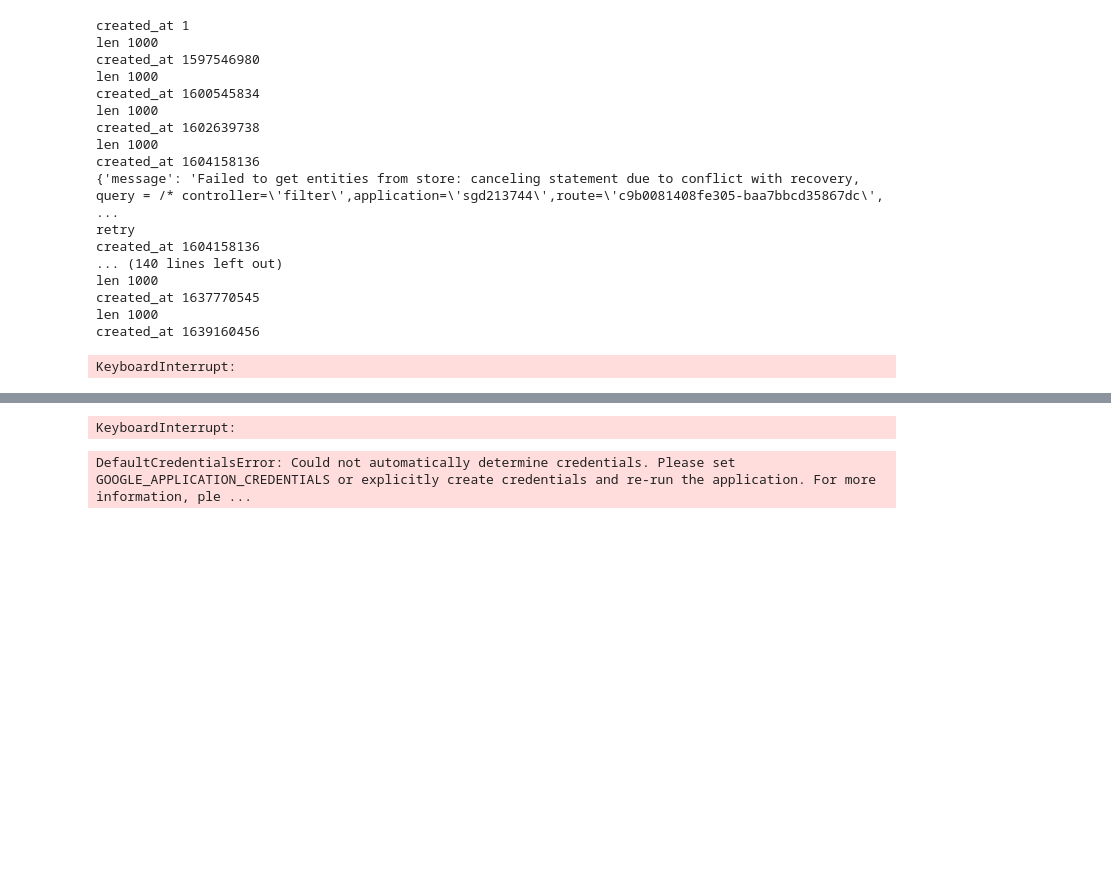
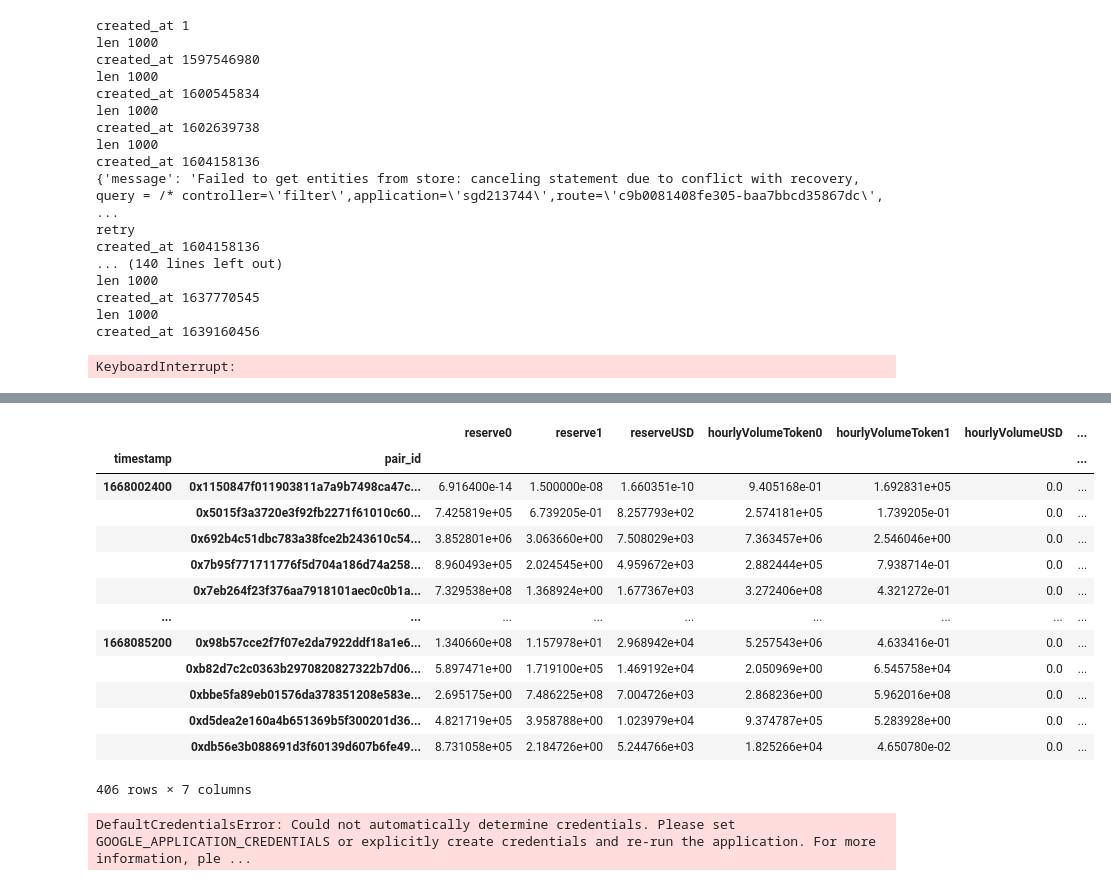
Before and after one commit to richmanbtc/alphapool-data, a Jupyter notebook: notebooks/20221114_univ2_pair.ipynb, the cells around one changed output, grey strips where cells are left out. Drawn from its saved outputs; the diff is of its cells as text; code cells hidden in the pictures; blank space fills up the shorter version.

```diff
--- a/notebooks/20221114_univ2_pair.ipynb
+++ b/notebooks/20221114_univ2_pair.ipynb
@@ -140,10 +155,12 @@ len 1000
 created_at 1639160456
 KeyboardInterrupt:
 # %%
-def fetch_pair_hour_data(client, hour_start_unix=0, pair_ids=None):
+from joblib import Parallel, delayed
+
+def fetch_pair_hour_data(client, hour_start_unix=0, end_unix=0, pair_ids=None):
     tmpl = """
     {{
-      pairHourDatas(orderBy: hourStartUnix, first: 1000, where: {{ hourStartUnix_gte: {}, pair_in: [{}], }}) {{
+      pairHourDatas(orderBy: hourStartUnix, first: 1000, where: {{ hourStartUnix_gte: {}, hourStartUnix_lt: {}, pair_in: [{}], }}) {{
         id
         hourStartUnix
         pair {{
@@ -160,14 +177,17 @@ def fetch_pair_hour_data(client, hour_start_unix=0, pair_ids=None):
     }}
     """
     pair_ids_str = ','.join(['"{}"'.format(x) for x in pair_ids])
-    return execute_query(client, tmpl.format(hour_start_unix, pair_ids_str))
+    return execute_query(client, tmpl.format(hour_start_unix, end_unix, pair_ids_str))
 
 def do_fetch_all_pair_hour_datas(client, pair_ids=None, raise_error=False, hour_start_unix=None, end_unix=None):
+    transport = RequestsHTTPTransport(url="https://api.thegraph.com/subgraphs/name/uniswap/uniswap-v2")
+    client = Client(transport=transport, fetch_schema_from_transport=True)
+
     dfs = []
     while hour_start_unix < end_unix:
         print('pair_ids hour_start_unix end_unix', pair_ids[0], pair_ids[-1], hour_start_unix, end_unix)
         try:
-            res = fetch_pair_hour_data(client, hour_start_unix=hour_start_unix, pair_ids=pair_ids)
+            res = fetch_pair_hour_data(client, hour_start_unix=hour_start_unix, end_unix=end_unix, pair_ids=pair_ids)
         except Exception as e:
             if raise_error:
                 raise
@@ -194,23 +214,32 @@ def do_fetch_all_pair_hour_datas(client, pair_ids=None, raise_error=False, hour_
         'hourStartUnix': 'timestamp'
     }).drop(columns=['id'])
     df['timestamp'] = df['timestamp'].astype('int')
-    df = df.loc[df['timestamp'] < end_unix]
+    df['reserve0'] = df['reserve0'].astype('float')
+    df['reserve1'] = df['reserve1'].astype('float')
+    df['reserveUSD'] = df['reserveUSD'].astype('float')
+    df['hourlyVolumeToken0'] = df['hourlyVolumeToken0'].astype('float')
+    df['hourlyVolumeToken1'] = df['hourlyVolumeToken1'].astype('float')
+    df['hourlyVolumeUSD'] = df['hourlyVolumeUSD'].astype('float')
+    df['hourlyTxns'] = df['hourlyTxns'].astype('float')
     df = df.set_index(['timestamp', 'pair_id']).sort_index()
     return df
 
 def fetch_all_pair_hour_datas(client, pair_ids=None, hour_start_unix=None, end_unix=None):
     dfs = []
+
     for i in range(0, len(pair_ids), 100):
-        df = do_fetch_all_pair_hour_datas(
+        df = delayed(do_fetch_all_pair_hour_datas)(
             client,
             pair_ids=pair_ids[i:min(i + 100, len(pair_ids))],
             raise_error=False,
             hour_start_unix=hour_start_unix,
             end_unix=end_unix
         )
-        if df is None:
-            continue
         dfs.append(df)
+
+    dfs = Parallel(n_jobs=16, backend='threading')(dfs)
+    dfs = [x for x in dfs if x is not None]
+
     df = pd.concat(dfs)
     df = df.sort_index()
     return df
@@ -231,4 +276,17 @@ pair_ids hour_start_unix end_unix 0x002c755bc6b99f61d59a76047a13d6be41bb8fd1 0x1
+|  |  | reserve0 | reserve1 | reserveUSD | hourlyVolumeToken0 | hourlyVolumeToken1 | hourlyVolumeUSD | ... |
+| timestamp | pair_id |  |  |  |  |  |  | ... |
+| 1668002400 | 0x1150847f011903811a7a9b7498ca47c... | 6.916400e-14 | 1.500000e-08 | 1.660351e-10 | 9.405168e-01 | 1.692831e+05 | 0.0 | ... |
+|  | 0x5015f3a3720e3f92fb2271f61010c60... | 7.425819e+05 | 6.739205e-01 | 8.257793e+02 | 2.574181e+05 | 1.739205e-01 | 0.0 | ... |
+|  | 0x692b4c51dbc783a38fce2b243610c54... | 3.852801e+06 | 3.063660e+00 | 7.508029e+03 | 7.363457e+06 | 2.546046e+00 | 0.0 | ... |
+|  | 0x7b95f771711776f5d704a186d74a258... | 8.960493e+05 | 2.024545e+00 | 4.959672e+03 | 2.882444e+05 | 7.938714e-01 | 0.0 | ... |
+|  | 0x7eb264f23f376aa7918101aec0c0b1a... | 7.329538e+08 | 1.368924e+00 | 1.677367e+03 | 3.272406e+08 | 4.321272e-01 | 0.0 | ... |
+| ... | ... | ... | ... | ... | ... | ... | ... | ... |
+| 1668085200 | 0x98b57cce2f7f07e2da7922ddf18a1e6... | 1.340660e+08 | 1.157978e+01 | 2.968942e+04 | 5.257543e+06 | 4.633416e-01 | 0.0 | ... |
+|  | 0xb82d7c2c0363b2970820827322b7d06... | 5.897471e+00 | 1.719100e+05 | 1.469192e+04 | 2.050969e+00 | 6.545758e+04 | 0.0 | ... |
+|  | 0xbbe5fa89eb01576da378351208e583e... | 2.695175e+00 | 7.486225e+08 | 7.004726e+03 | 2.868236e+00 | 5.962016e+08 | 0.0 | ... |
+|  | 0xd5dea2e160a4b651369b5f300201d36... | 4.821719e+05 | 3.958788e+00 | 1.023979e+04 | 9.374787e+05 | 5.283928e+00 | 0.0 | ... |
+|  | 0xdb56e3b088691d3f60139d607b6fe49... | 8.731058e+05 | 2.184726e+00 | 5.244766e+03 | 1.825266e+04 | 4.650780e-02 | 0.0 | ... |
-KeyboardInterrupt:
+406 rows × 7 columns
 # %%
 from google.cloud import bigquery
 
```
Also changed, not shown: parts of 3 cells of this notebook, 1 other file.
